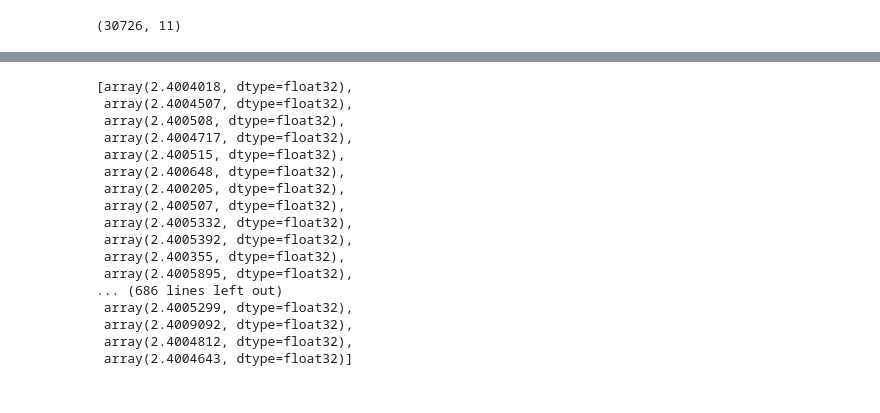
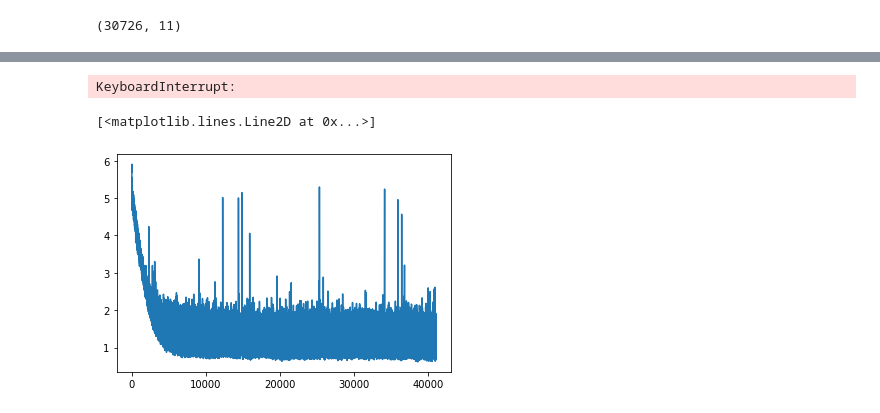
Before and after one commit to kenfus/del-immoobjekte-klassifizierung, a Jupyter notebook: main.ipynb, the cells around one changed output, grey strips where cells are left out. Drawn from its saved outputs; the diff is of its cells as text; code cells hidden in the pictures.

```diff
--- a/main.ipynb
+++ b/main.ipynb
@@ -215,7 +212,7 @@ def one_hot_ce_loss(outputs, target):
     See: https://pytorch.org/docs/stable/generated/torch.nn.CrossEntropyLoss.html"""
     criterion = nn.CrossEntropyLoss()
     _, label = torch.max(target, dim=1)
-    return criterion(outputs, labels)
+    return criterion(outputs, label)
 # %%
 # Parameter for the model
 input_dim = X_train_t.shape[1]
@@ -247,13 +244,12 @@ def create_model(nr_layers, hdim, dropout):
                 else:
                     x = layer(x)
 
-            x = F.softmax(self.layers[-1](x))
-
             return x
     return Model(input_dim, output_dim, nr_layers, hdim, dropout)
 
-optimizer = torch.optim.Adam(params = model.parameters(), lr=0.0001)
-model = create_model(1, nr_of_neuros, 0.1)
+
+model = create_model(4, nr_of_neuros, 0.01)
+optimizer = torch.optim.Adam(params = model.parameters(), lr=0.001)
 
 # Falls wir etwas auf der GPU laufen möchten, müssen wir Pytorch explizit sagen, das es das Model und die benötigten Daten auf die GPU schreiben soll:
 if torch.cuda.is_available():
@@ -271,17 +276,30 @@ Model(
   )
 )
 # %%
-EPOCHS = 15000
-BATCH_SIZE = 1024
+EPOCHS = 100000
+BATCH_SIZE = 2**5
+warm_up = 200
+max_loop_no_improve = 300
+
 aggregated_losses = []
+test_losses = []
 
+
+# Setup:
+m, n = X_train_t.shape
 t = trange(EPOCHS)
 
 
 for i in t:
 
-    y_pred = model(X_train_t)
-    single_loss = one_hot_ce_loss(y_pred, y_ohc_train_t)
+    rand_idx = np.random.randint(0, m - BATCH_SIZE)
+    # Get random batch:
+    y = y_ohc_train_t[rand_idx:rand_idx+BATCH_SIZE,:]
+    x = X_train_t[rand_idx:rand_idx+BATCH_SIZE,:]
+
+    # Preidct, calculate loss and update weights
+    y_pred = model(x)
+    single_loss = one_hot_ce_loss(y_pred, y)
     aggregated_losses.append(single_loss.cpu().detach().numpy())
 
     t.set_description(f'epoch: {i:3} loss: {single_loss.item():10.8f}')
@@ -290,24 +308,19 @@ for i in t:
     single_loss.backward()
     optimizer.step()
 
+    # Calcualte test data:
+    test_loss = one_hot_ce_loss(model(X_test_t), y_ohc_test_t)
+    test_losses.append(test_loss)
+
+    if i > warm_up and test_losses[-max_loop_no_improve:].max() < test_losses[-1]:
+        print("Early stopping!")
+        break
+
 print(f'epoch: {i:3} loss: {single_loss.item():10.10f}')
+# %% [output]
+KeyboardInterrupt:
-# %%
-aggregated_losses
-# %% [output]
-[array(2.4004018, dtype=float32),
- array(2.4004507, dtype=float32),
- array(2.400508, dtype=float32),
- array(2.4004717, dtype=float32),
- array(2.400515, dtype=float32),
- array(2.400648, dtype=float32),
- array(2.400205, dtype=float32),
- array(2.400507, dtype=float32),
- array(2.4005332, dtype=float32),
- array(2.4005392, dtype=float32),
- array(2.400355, dtype=float32),
- array(2.4005895, dtype=float32),
-... (686 lines left out)
- array(2.4005299, dtype=float32),
- array(2.4009092, dtype=float32),
- array(2.4004812, dtype=float32),
- array(2.4004643, dtype=float32)]
+# %%
+plt.plot(aggregated_losses)
+# %% [output]
+[<matplotlib.lines.Line2D at 0x...>]
+[figure, added]
```
Also changed, not shown: parts of 6 cells of this notebook.
